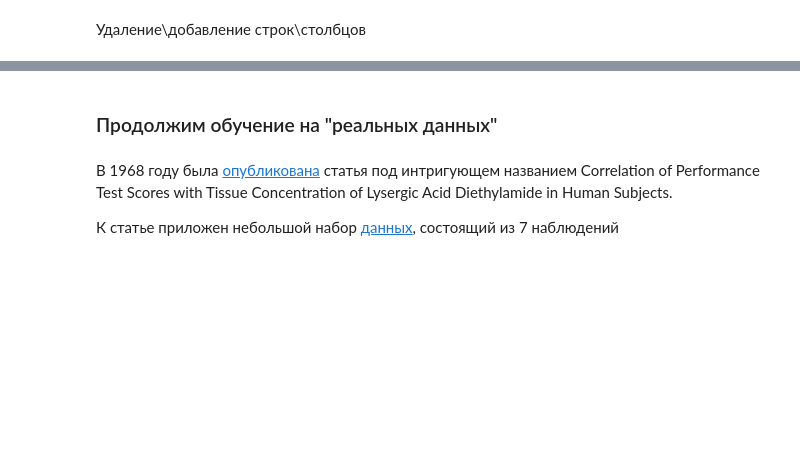
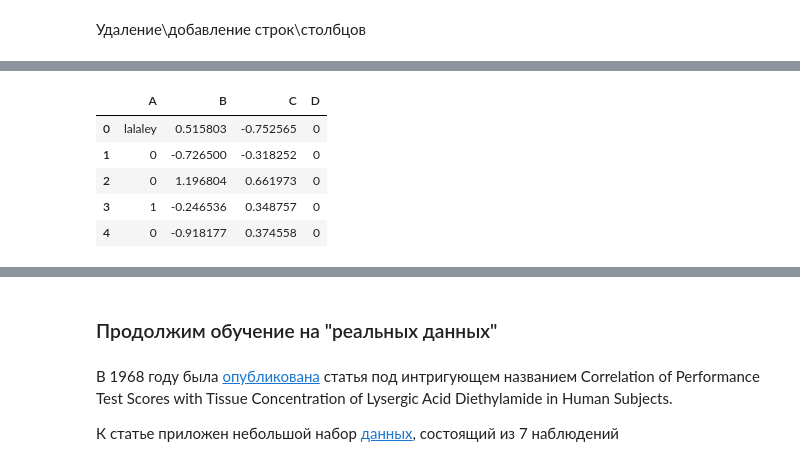
Before and after one commit to shestakoff/minor_da_2017, a Jupyter notebook: seminar2-rescue-mission-numpy-pandas-proc.ipynb, the cells around one changed output, grey strips where cells are left out. Saved outputs shown, nothing was run; the diff lists cells and outputs as text; code cells hidden in the pictures; blank space fills up the shorter version.

```diff
--- a/seminar2-rescue-mission-numpy-pandas-proc.ipynb
+++ b/seminar2-rescue-mission-numpy-pandas-proc.ipynb
@@ -667,6 +986,13 @@ df.drop('A', axis=1)
 # %%
-df.loc[:, 'D'] = np.nan
+df.loc[:, 'D'] = 0
 df.head()
+# %% [output]
+|  | A | B | C | D |
+| 0 | lalaley | 0.515803 | -0.752565 | 0 |
+| 1 | 0 | -0.726500 | -0.318252 | 0 |
+| 2 | 0 | 1.196804 | 0.661973 | 0 |
+| 3 | 1 | -0.246536 | 0.348757 | 0 |
+| 4 | 0 | -0.918177 | 0.374558 | 0 |
 # %%
 df.loc[10, :] = 0
 df.tail()
```
Also changed, not shown: parts of 74 cells of this notebook.
